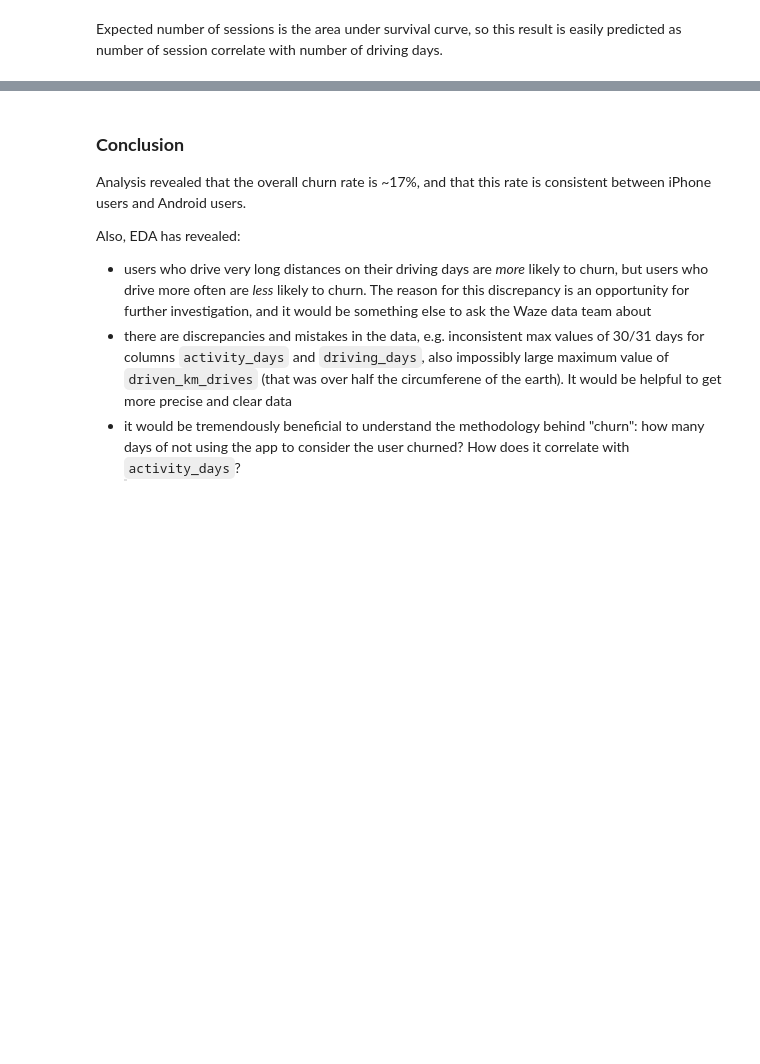
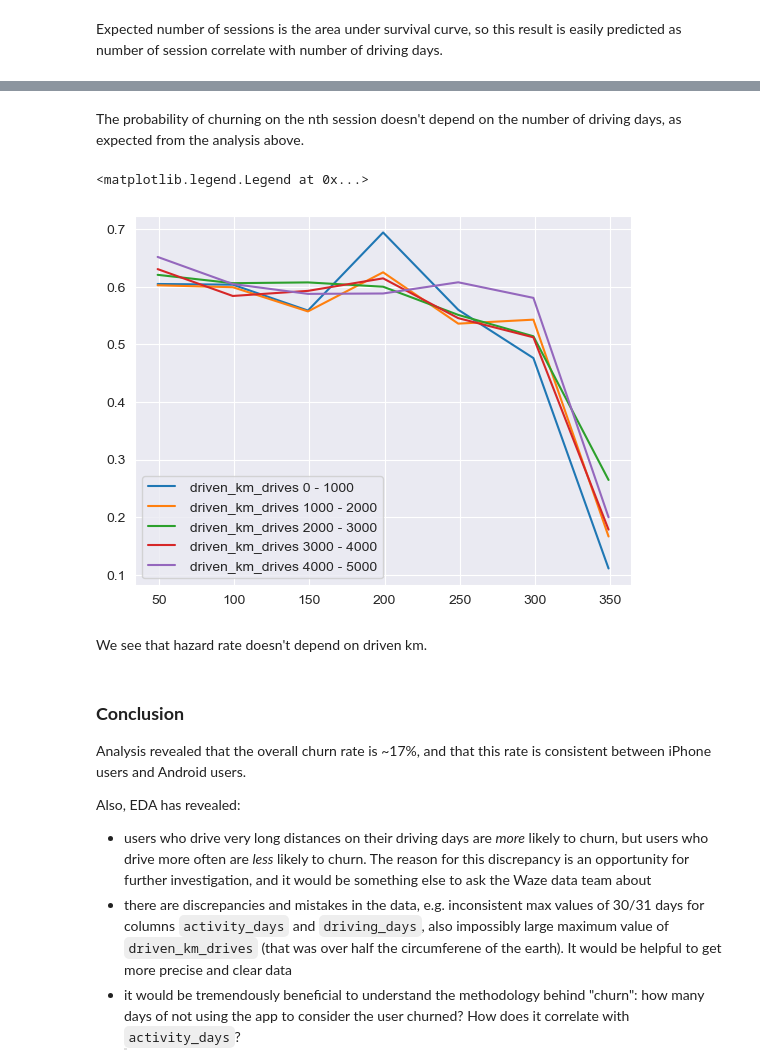
Before and after one commit to point-de-vyu/data-analytics-projects, a Jupyter notebook: Waze_predicting_user_churn/1. Exploratory_data_analysis.ipynb, the cells around one changed output, grey strips where cells are left out. Cells and saved outputs as stored; diff of their text form; code cells hidden in the pictures; blank space fills up the shorter version.

```diff
--- a/Waze_predicting_user_churn/1. Exploratory_data_analysis.ipynb
+++ b/Waze_predicting_user_churn/1. Exploratory_data_analysis.ipynb
@@ -656,3 +712,21 @@ df['activity_days'][14]
+# %% [markdown]
+The probability of churning on the nth session doesn't depend on the number of driving days, as expected from the analysis above.
+# %%
+drive_days_bins = np.arange(15)*1000
+sessions_bins = np.arange(8)*50-1
+name = 'driven_km_drives'
+labels = [f' {name} {drive_days_bins[i]} - {drive_days_bins[i+1]}' for i in range(len(drive_days_bins)-1)]
+datasets = {'churn':df[df['label']==0],"retain":df[df['label']==1]}
+df_cohort = get_cohort(name,labels,datasets,drive_days_bins,sessions_bins)
+hazard = get_hazard(df_cohort)
+for i in range(5):
+    plt.plot(hazard.iloc[i][:9],label=hazard.index[i])
+plt.legend()
+# %% [output]
+<matplotlib.legend.Legend at 0x...>
+[figure, added]
+# %% [markdown]
+We see that hazard rate doesn't depend on driven km.
 # %%
 df.to_csv('waze_dataset_no_nans_outlier_to_95th_p.csv')
 # %% [markdown]
```
Also changed, not shown: parts of 25 cells of this notebook, 1 other file.
